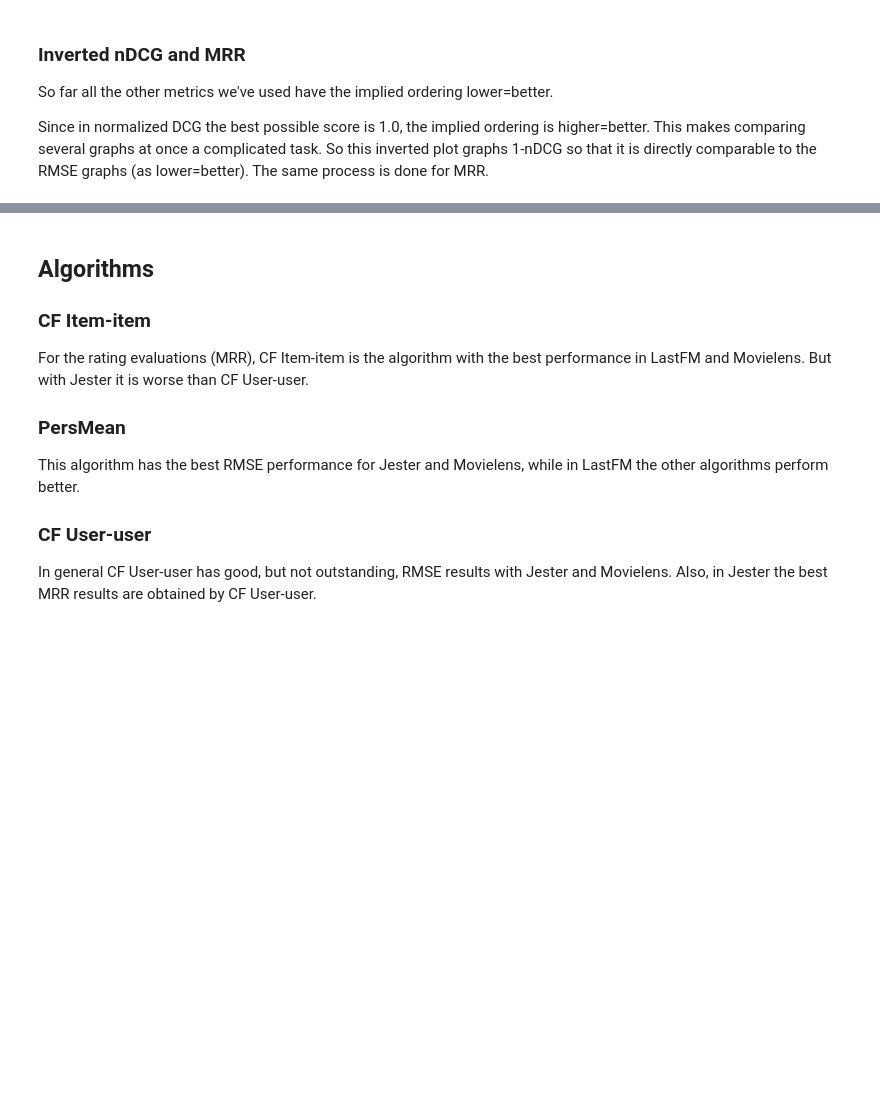
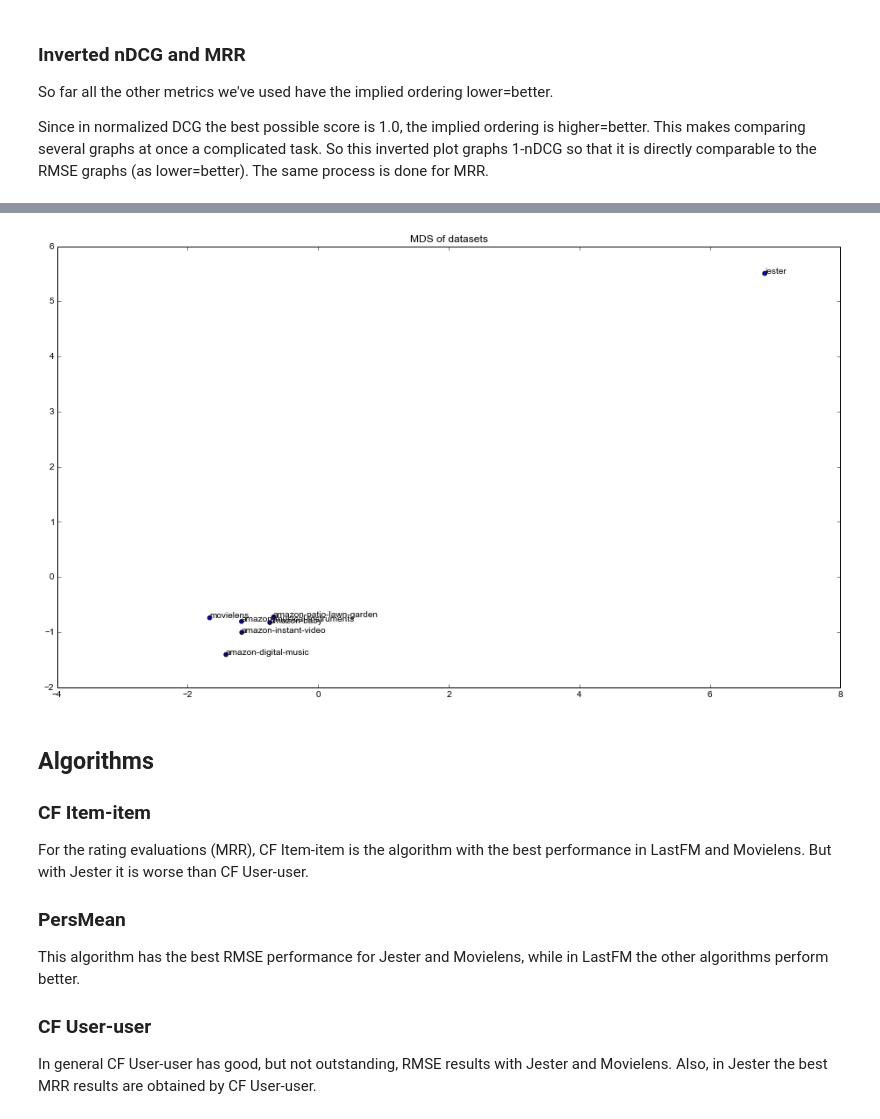
Before and after one commit to Roj/recsys-comparison, a Jupyter notebook: analyze-output.ipynb, the cells around one changed output, grey strips where cells are left out. Saved outputs shown, nothing was run; the diff lists cells and outputs as text; code cells hidden in the pictures; blank space fills up the shorter version.

Commit message:
Added MDS of datasets

```diff
--- a/analyze-output.ipynb
+++ b/analyze-output.ipynb
@@ -218,3 +229,36 @@ print_metric('Predict.inverted_nDCG')
+# %%
+from sklearn.manifold import MDS
+errors = results[["Algorithm","Dataset","RMSE.ByUser","RMSE.ByRating","Predict.nDCG","MRR"]]
+#for now, we remove lastfm until we fix the NaN bug
+errors = errors[~(errors.Dataset=="lastfm")]
+errors = errors.groupby(["Dataset","Algorithm"]).mean().reset_index()
+
+try:
+    errors = pd.pivot_table(errors,
+                         columns="Algorithm",
+                         values=["RMSE.ByUser","RMSE.ByRating","Predict.nDCG","MRR"],
+                         index="Dataset")
+except:
+    errors = pd.pivot_table(errors,
+                         cols="Algorithm",
+                         values=["RMSE.ByUser","RMSE.ByRating","Predict.nDCG","MRR"],
+                         rows="Dataset")
+dataset_vectors = np.array(np.nan_to_num(np.array(errors)))
+
+mds = MDS()
+embeddings = mds.fit_transform(dataset_vectors)
+#plot
+plt.figure(figsize=(16,9))
+plt.scatter(embeddings[:,0],embeddings[:,1])
+plt.title("MDS of datasets")
+
+for i in range(errors.index.shape[0]):
+    plt.text(embeddings[i,0],embeddings[i,1],errors.index[i],fontsize=10)
+
+#TODO: avoid overlapping texts
+#how-to: http://stackoverflow.com/questions/8850142/matplotlib-overlapping-annotations
+# %% [output]
+[figure, added]
 # %% [markdown]
 ## Algorithms
 ### CF Item-item
```
Also changed, not shown: parts of 6 cells of this notebook.
